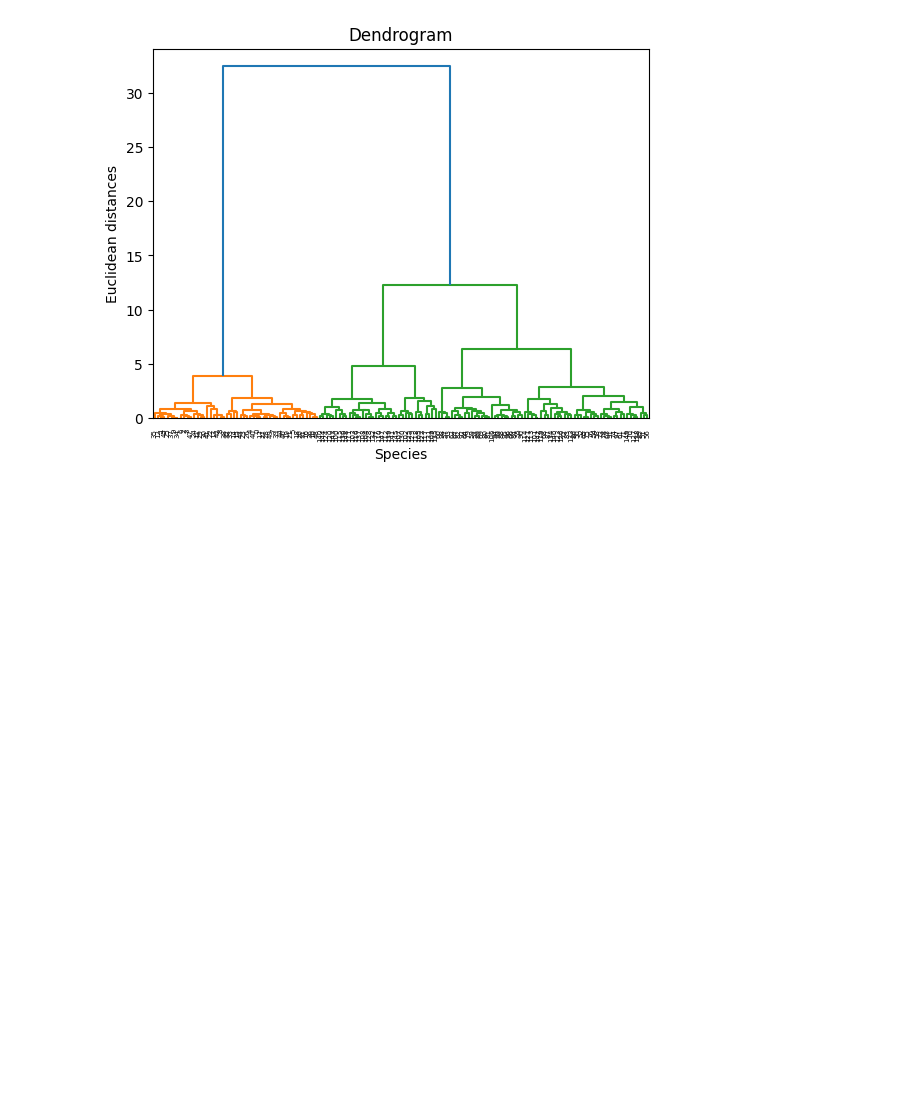
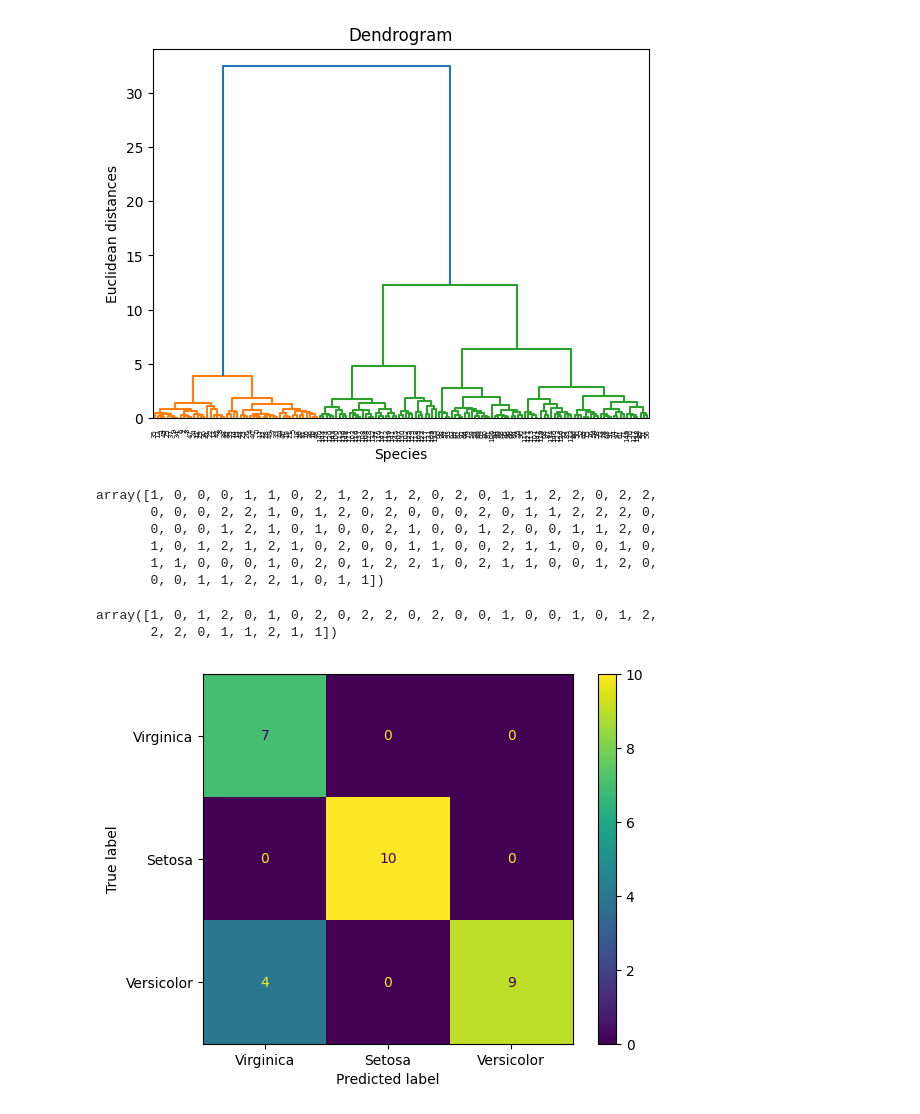
Before and after one commit to Kazureee/Machine-Learning-Lesson, a Jupyter notebook: Hierarchical.ipynb, the cells around one changed output. Cells and saved outputs as stored; diff of their text form; code cells hidden in the pictures; blank space fills up the shorter version.

```diff
--- a/Hierarchical.ipynb
+++ b/Hierarchical.ipynb
@@ -111,3 +111,33 @@ plt.ylabel('Euclidean distances')
 plt.show()
 # %% [output]
 [figure]
+# %%
+#training
+from sklearn.cluster import AgglomerativeClustering
+hc = AgglomerativeClustering(n_clusters=3, linkage='ward')
+hc.fit_predict(x_train, y_train)
+# %% [output]
+array([1, 0, 0, 0, 1, 1, 0, 2, 1, 2, 1, 2, 0, 2, 0, 1, 1, 2, 2, 0, 2, 2,
+       0, 0, 0, 2, 2, 1, 0, 1, 2, 0, 2, 0, 0, 0, 2, 0, 1, 1, 2, 2, 2, 0,
+       0, 0, 0, 1, 2, 1, 0, 1, 0, 0, 2, 1, 0, 0, 1, 2, 0, 0, 1, 1, 2, 0,
+       1, 0, 1, 2, 1, 2, 1, 0, 2, 0, 0, 1, 1, 0, 0, 2, 1, 1, 0, 0, 1, 0,
+       1, 1, 0, 0, 0, 1, 0, 2, 0, 1, 2, 2, 1, 0, 2, 1, 1, 0, 0, 1, 2, 0,
+       0, 0, 1, 1, 2, 2, 1, 0, 1, 1])
+# %%
+#Testing
+y_hc_predicted = hc.fit_predict(x_test)
+y_hc_predicted
+# %% [output]
+array([1, 0, 1, 2, 0, 1, 0, 2, 0, 2, 2, 0, 2, 0, 0, 1, 0, 0, 1, 0, 1, 2,
+       2, 2, 0, 1, 1, 2, 1, 1])
+# %%
+#Confusion Matrix (DBSCAN) (Evalution)
+from sklearn.metrics import confusion_matrix, ConfusionMatrixDisplay
+cm = confusion_matrix(y_test, y_hc_predicted)
+cm
+
+cm_display = ConfusionMatrixDisplay(cm, display_labels=['Virginica', 'Setosa', 'Versicolor'])
+cm_display.plot()
+plt.show()
+# %% [output]
+[figure, added]
```
